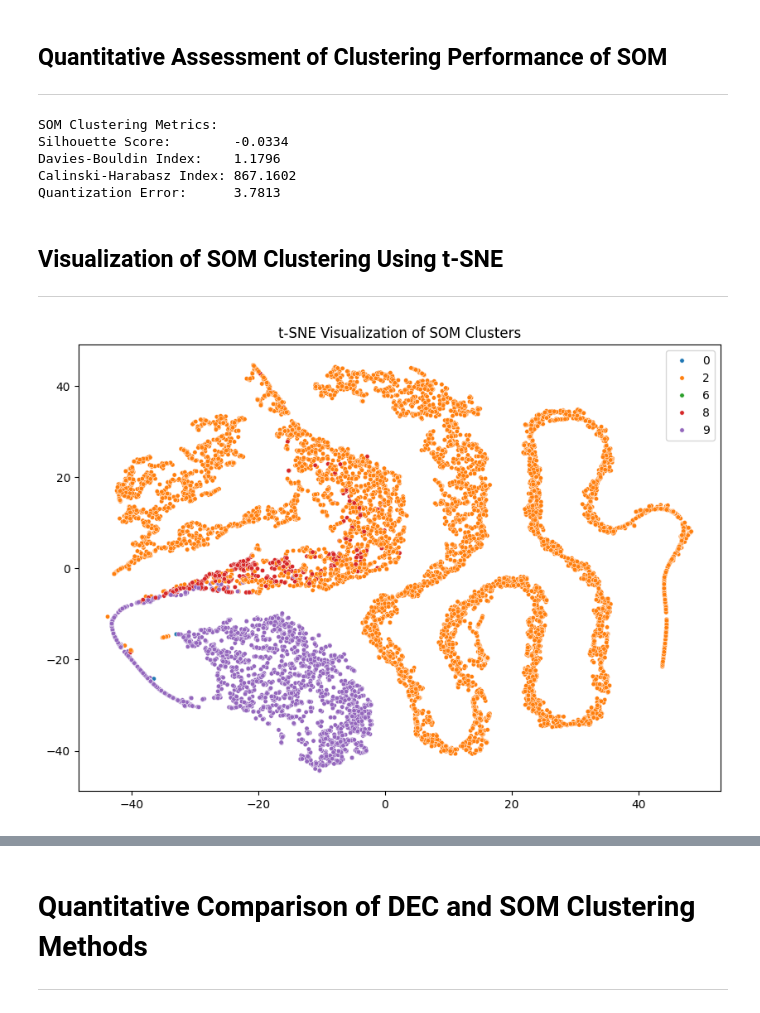
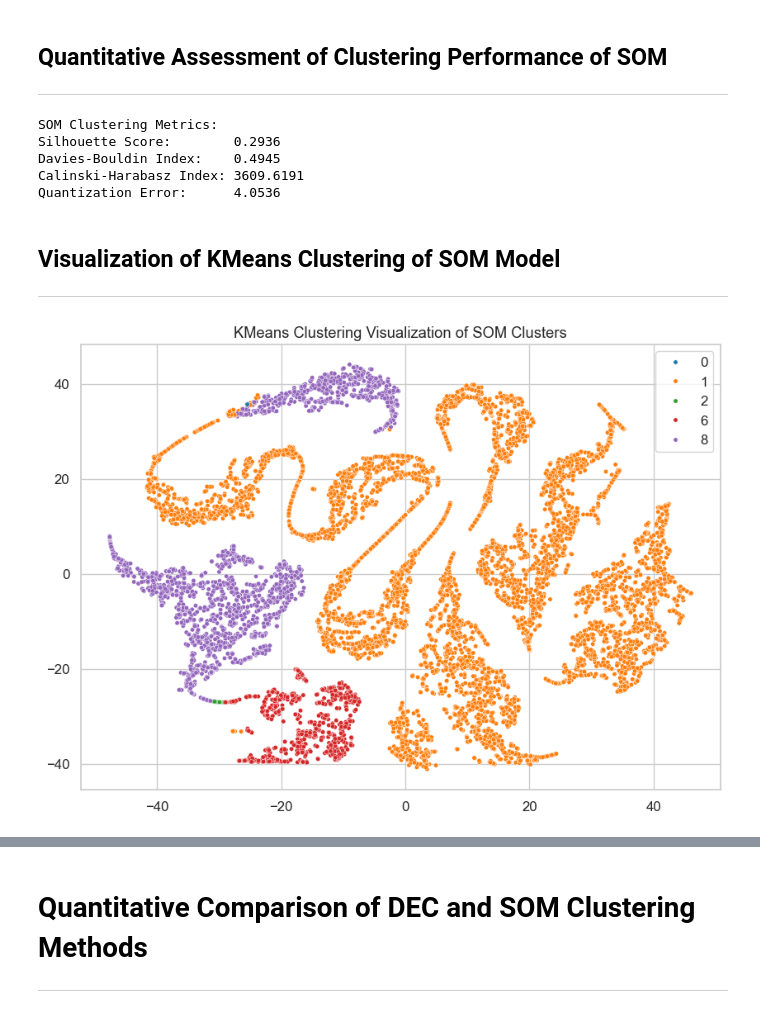
Before and after one commit to RejwanShafi25/RSWNet, a Jupyter notebook: RSWNet.ipynb, the cells around one changed output, grey strips where cells are left out. Saved outputs shown, nothing was run; the diff lists cells and outputs as text; code cells hidden in the pictures.

```diff
--- a/RSWNet.ipynb
+++ b/RSWNet.ipynb
@@ -275,7 +342,7 @@ Encoder output channels: 2048
 ## Training Loop: Loss Computation and Model Optimization
 ---
 # %%
-num_epochs = 10
+num_epochs = 22
 for epoch in range(num_epochs):
     # Training Phase
     rswnetautoencoder.train()
@@ -399,7 +473,7 @@ tensor([[0.3000, 0.4114, 0.3171,  ..., 0.3800, 0.3172, 0.2076],
 ---
 # %%
 rswnet_optimizer = optim.Adam(rswNet_model.parameters(), lr=1e-3)
-num_rswnet_epochs = 10
+num_rswnet_epochs = 22
 
 for epoch in range(num_rswnet_epochs):
     # Training Phase
@@ -806,20 +946,20 @@ print(f"Calinski-Harabasz Index: {ch_score_som:.4f}")
 print(f"{'Quantization Error:':<25}{quant_error_som:.4f}")
 # %% [output]
 SOM Clustering Metrics:
-Silhouette Score:        -0.0334
-Davies-Bouldin Index:    1.1796
-Calinski-Harabasz Index: 867.1602
-Quantization Error:      3.7813
+Silhouette Score:        0.2936
+Davies-Bouldin Index:    0.4945
+Calinski-Harabasz Index: 3609.6191
+Quantization Error:      4.0536
 # %% [markdown]
-## Visualization of SOM Clustering Using t-SNE
+## Visualization of KMeans Clustering of SOM Model
 ---
 # %%
 test_latents_2d = tsne.fit_transform(test_latents)
 plt.figure(figsize=(10, 7))
 sns.scatterplot(x=test_latents_2d[:, 0], y=test_latents_2d[:, 1], hue=som_labels, palette='tab10', s=15)
-plt.title("t-SNE Visualization of SOM Clusters")
+plt.title("KMeans Clustering Visualization of SOM Clusters")
 plt.savefig('som_clustering.png')
 plt.show()
 plt.close()
 # %% [output]
-[figure, old version]
+[figure, new version]
```
Also changed, not shown: parts of 17 cells of this notebook.
